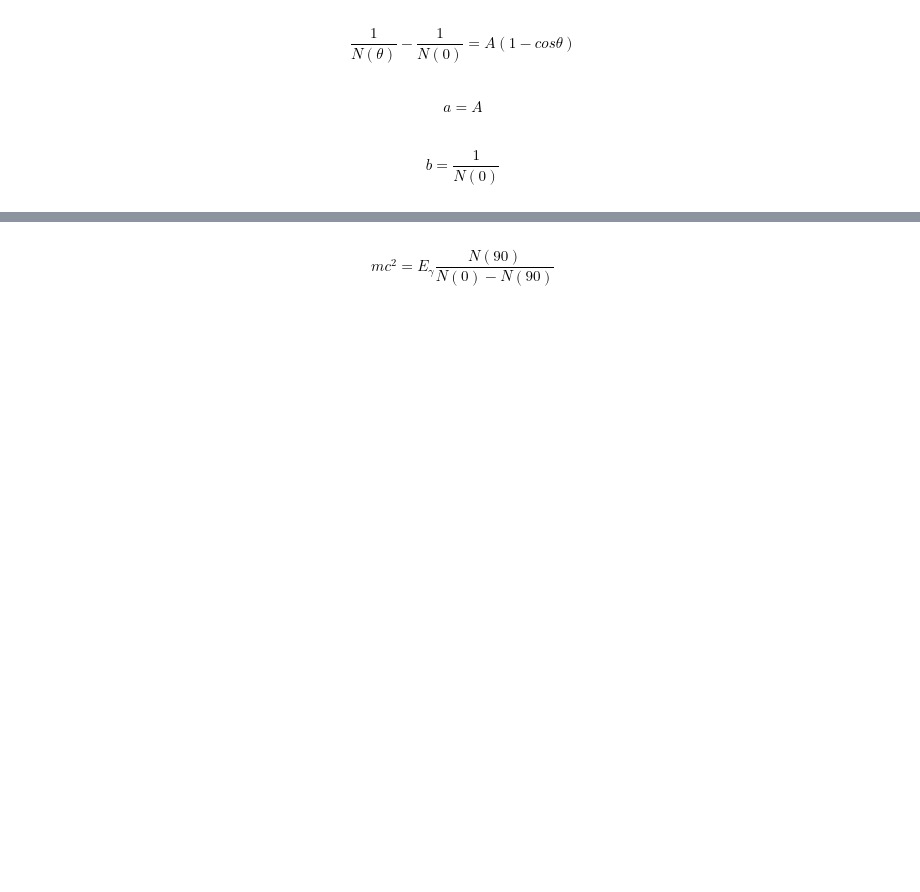
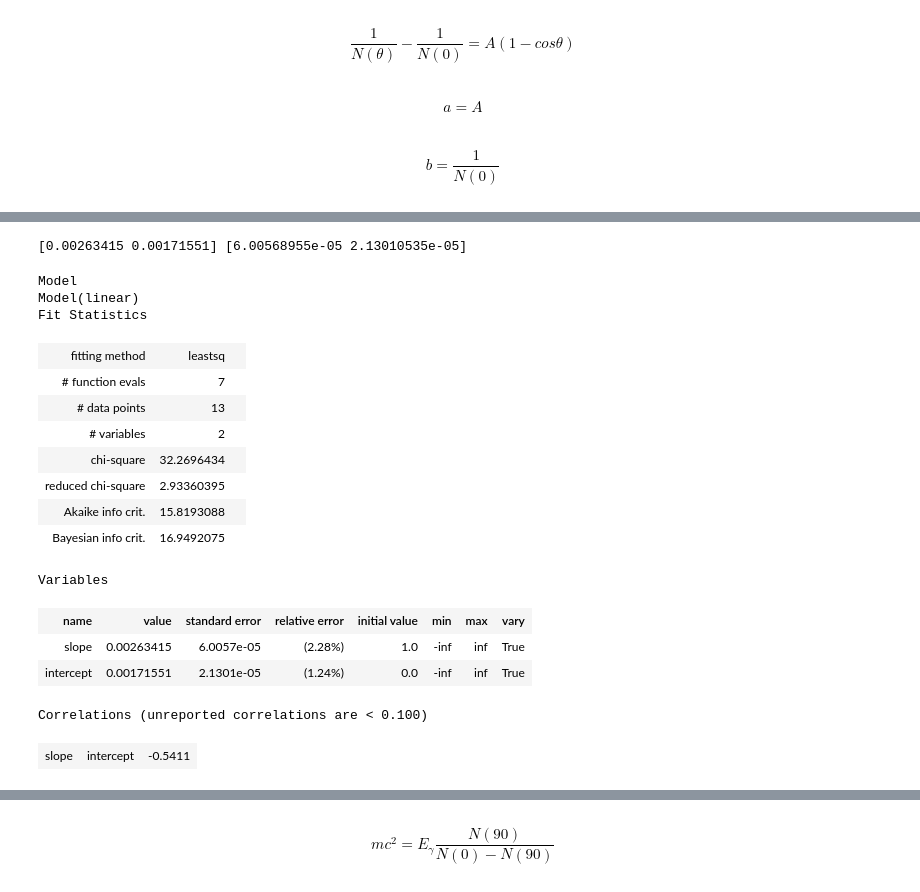
Before and after one commit to exucutional/quant_phys_lab, a Jupyter notebook: 1.2/compton.ipynb, the cells around one changed output, grey strips where cells are left out. Saved outputs shown, nothing was run; the diff lists cells and outputs as text; code cells hidden in the pictures; blank space fills up the shorter version.

Commit message:
[1.2] Experiments with various fit methods

```diff
--- a/1.2/compton.ipynb
+++ b/1.2/compton.ipynb
@@ -74,2 +87,37 @@ b = 0.0017121631883070768 +- 4.174453443589273e-06
+# %%
+popt, pcov = opt.curve_fit(
+    f=lambda x, a, b: a * x + b,       # model function
+    xdata=x,   # x data
+    ydata=y,   # y data
+    p0=(0.002, 0.002),      # initial value of the parameters
+    sigma=y_error,   # uncertainties on y,
+    # absolute_sigma=True
+)
+print(popt, np.sqrt(np.diag(pcov)))
+# %% [output]
+[0.00263415 0.00171551] [6.00568955e-05 2.13010535e-05]
+# %%
+from lmfit.models import LinearModel
+linear_model = LinearModel()
+result = linear_model.fit(y, x=x, weights=1.0/y_error)
+result
+# %% [output]
+Model
+Model(linear)
+Fit Statistics
+| fitting method | leastsq |  |
+| # function evals | 7 |  |
+| # data points | 13 |  |
+| # variables | 2 |  |
+| chi-square | 32.2696434 |  |
+| reduced chi-square | 2.93360395 |  |
+| Akaike info crit. | 15.8193088 |  |
+| Bayesian info crit. | 16.9492075 |  |
+Variables
+| name | value | standard error | relative error | initial value | min | max | vary |
+| slope | 0.00263415 | 6.0057e-05 | (2.28%) | 1.0 | -inf | inf | True |
+| intercept | 0.00171551 | 2.1301e-05 | (1.24%) | 0.0 | -inf | inf | True |
+Correlations (unreported correlations are < 0.100)
+| slope | intercept | -0.5411 |
 # %%
 plt.plot(x, f(beta_opt, x), color='black', linewidth=4, label='fit curve')
```
Also changed, not shown: parts of 5 cells of this notebook.
